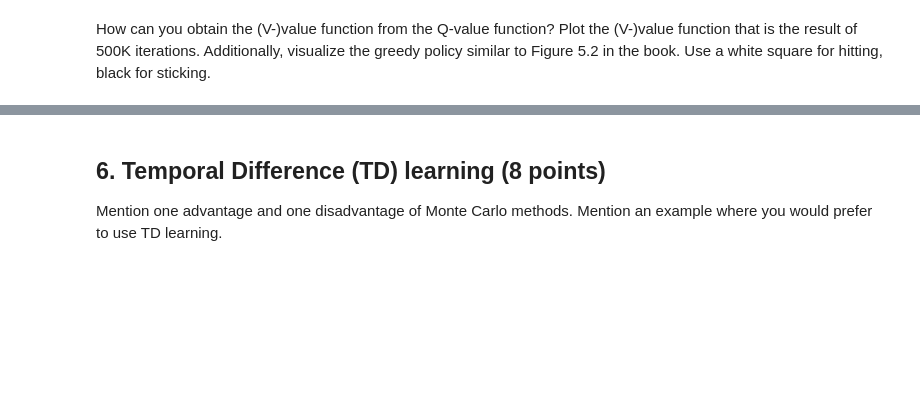
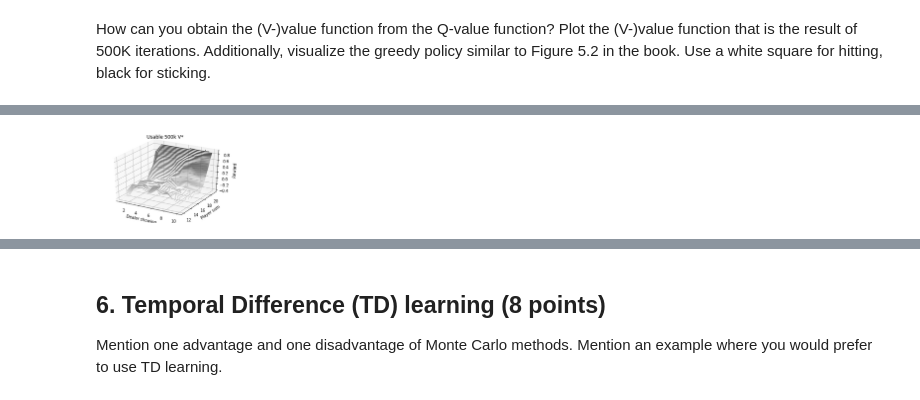
Before and after one commit to kondilidisn/RL, a Jupyter notebook: lab1.ipynb, the cells around one changed output, grey strips where cells are left out. Drawn from its saved outputs; the diff is of its cells as text; code cells hidden in the pictures; blank space fills up the shorter version.

```diff
--- a/lab1.ipynb
+++ b/lab1.ipynb
@@ -549,8 +558,16 @@ def make_epsilon_greedy_policy(Q, epsilon, nA):
 
     """
     def policy_fn(observation):
-        # YOUR CODE HERE
-        raise NotImplementedError()
+
+        action_values = Q[observation]
+
+        best_action = np.argmax(action_values)
+
+        action_values = (epsilon / float(nA)) * np.ones(nA)
+        action_values[best_action] += 1 - epsilon
+
+        return action_values
+
     return policy_fn
 # %%
 def mc_control_epsilon_greedy(env, num_episodes, discount_factor=1.0, epsilon=0.1):
@@ -603,0 +655,74 @@ raise NotImplementedError()
+# %%
+rewards_usable = np.zeros([10, 10])
+rewards_unusable = np.zeros([10, 10])
+
+policy_prev_usable = np.zeros([22, 11])
+policy_prev_unusable = np.zeros([22, 11])
+
+for s in Q:
+    for a in range(env.action_space.n):
+
+        player, dealer , usable = s
+        if player > 21:
+            continue
+
+        policy_response =  policy(s)
+#             setting the state value equal to the weighted average of the action rewards
+        value = np.average( Q[s], weights = policy_response)
+
+        if usable:
+            rewards_usable[player - 12][dealer-1] = value
+#             print(police_response)
+            policy_prev_usable[player][dealer] = int(policy_response[0] < policy_response[1])
+
+        else:
+#             print('NOt usable :', police_response)
+            rewards_unusable[player - 12][dealer-1] = value
+            policy_prev_unusable[player][dealer] = int(policy_response[0] < policy_response[1])
+
+
+from mpl_toolkits import mplot3d
+
+%matplotlib inline
+import numpy as np
+import matplotlib.pyplot as plt
+
+# set the axis
+x = np.linspace(1, 10, num=10)
+y = np.linspace(12, 21, num=10)
+
+
+fig = plt.figure(1)
+ax = plt.axes(projection='3d')
+ax.contour3D(x, y, rewards_usable, 50, cmap='binary')
+ax.set_title('Usable 500k V*')
+ax.set_xlabel('Dealer showing')
+ax.set_ylabel('Player sum')
+ax.set_zlabel('Reward')
+
+fig = plt.figure(2)
+ax = plt.axes(projection='3d')
+ax.contour3D(x, y, rewards_unusable, 50, cmap='binary')
+ax.set_title('No usable 500k V*')
+ax.set_xlabel('Dealer showing')
+ax.set_ylabel('Player sum')
+ax.set_zlabel('Reward')
+
+
+plt.figure(3)
+
+policy_usable_plot = policy_prev_usable[1:][11:]
+policy_usable_plot =  np.flip(policy_usable_plot, axis=0)
+
+plt.imshow(policy_usable_plot, cmap=plt.cm.gray, extent=[1,10,11,21])
+plt.title('Usable 500k π*, (White = Hit)')
+
+
+plt.figure(4)
+
+policy_unusable_plot = policy_prev_unusable[1:][11:]
+policy_unusable_plot =  np.flip(policy_unusable_plot, axis=0)
+
+plt.imshow(policy_unusable_plot, cmap=plt.cm.gray, extent=[1,10,11,21])
+plt.title('No usable 500k π*, (White = Hit)')
+# %% [output]
@@ -603,0 +730 @@ raise NotImplementedError()
+[figure, added]
```
Also changed, not shown: parts of 11 cells of this notebook.
